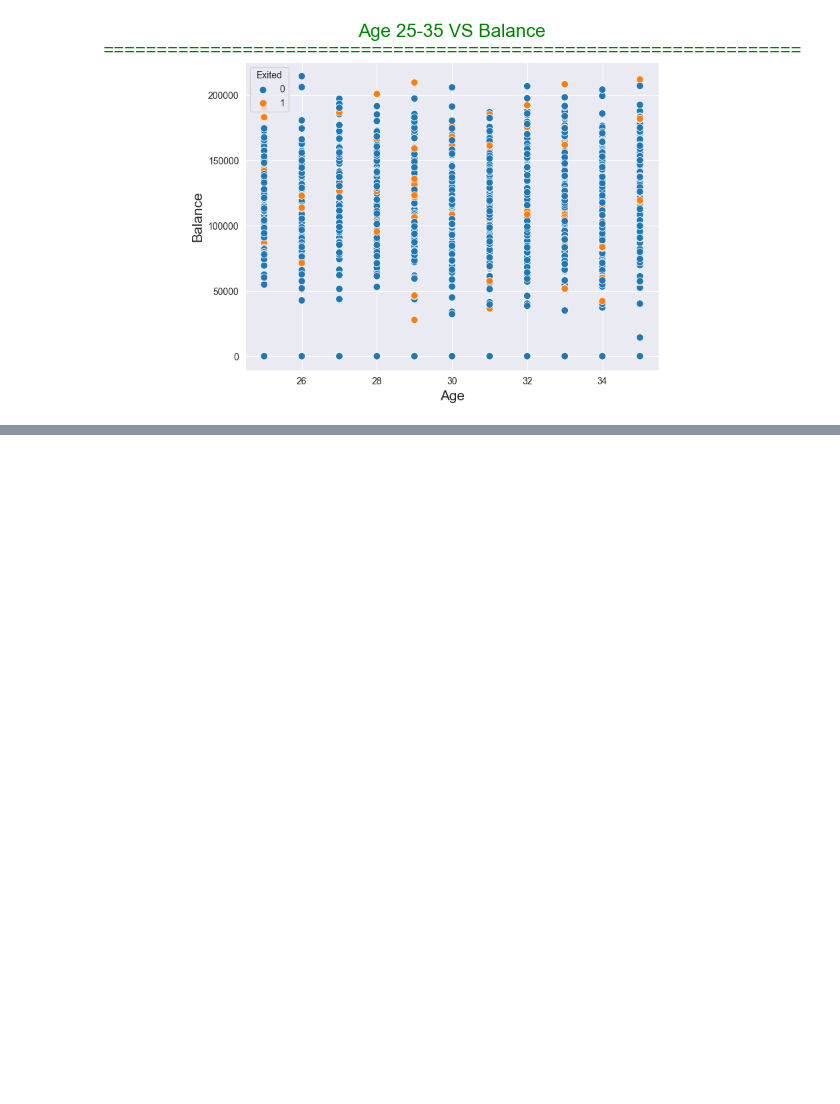
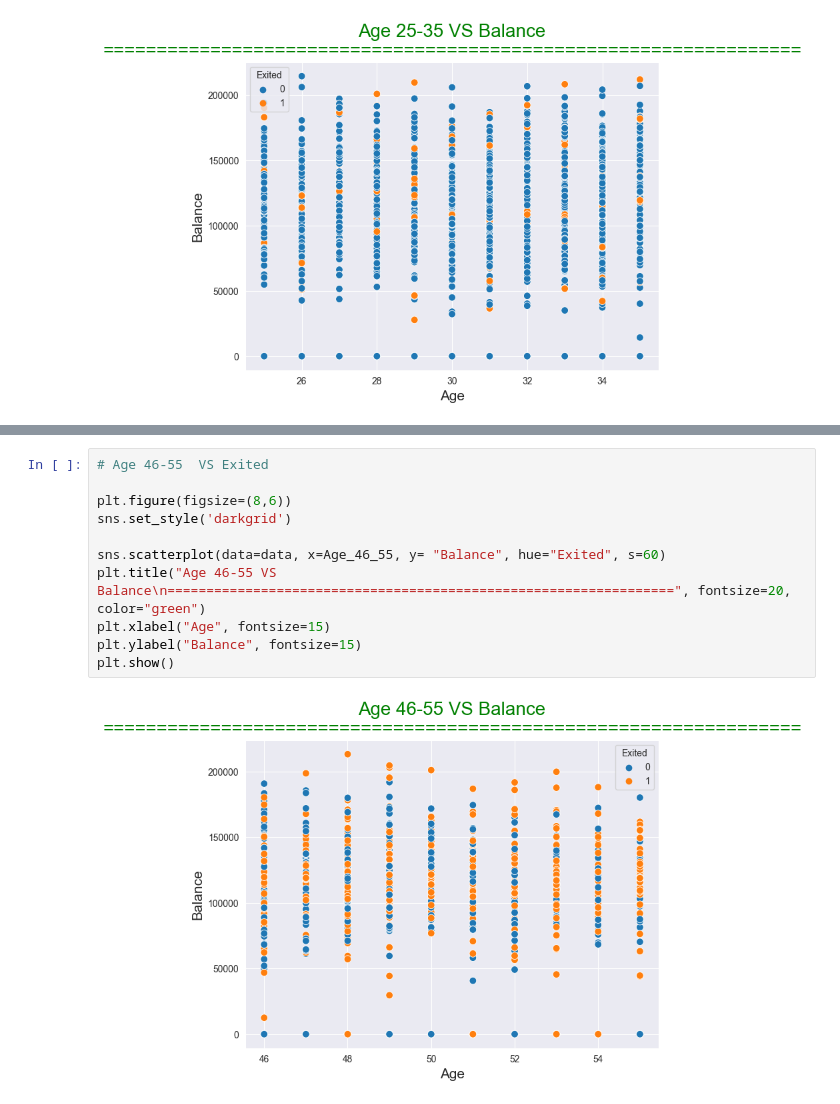
Before and after one commit to Kristoffer-Ts/Tubes, a Jupyter notebook: Code.ipynb, the cells around one changed output, grey strips where cells are left out. Drawn from its saved outputs; the diff is of its cells as text; blank space fills up the shorter version.

```diff
--- a/Code.ipynb
+++ b/Code.ipynb
@@ -215,0 +243,13 @@ plt.show()
+# %%
+# Age 46-55  VS Exited
+
+plt.figure(figsize=(8,6))
+sns.set_style('darkgrid')
+
+sns.scatterplot(data=data, x=Age_46_55, y= "Balance", hue="Exited", s=60)
+plt.title("Age 46-55 VS Balance\n=================================================================", fontsize=20, color="green")
+plt.xlabel("Age", fontsize=15)
+plt.ylabel("Balance", fontsize=15)
+plt.show()
+# %% [output]
+[figure, added]
```
Also changed, not shown: parts of 8 cells of this notebook.
